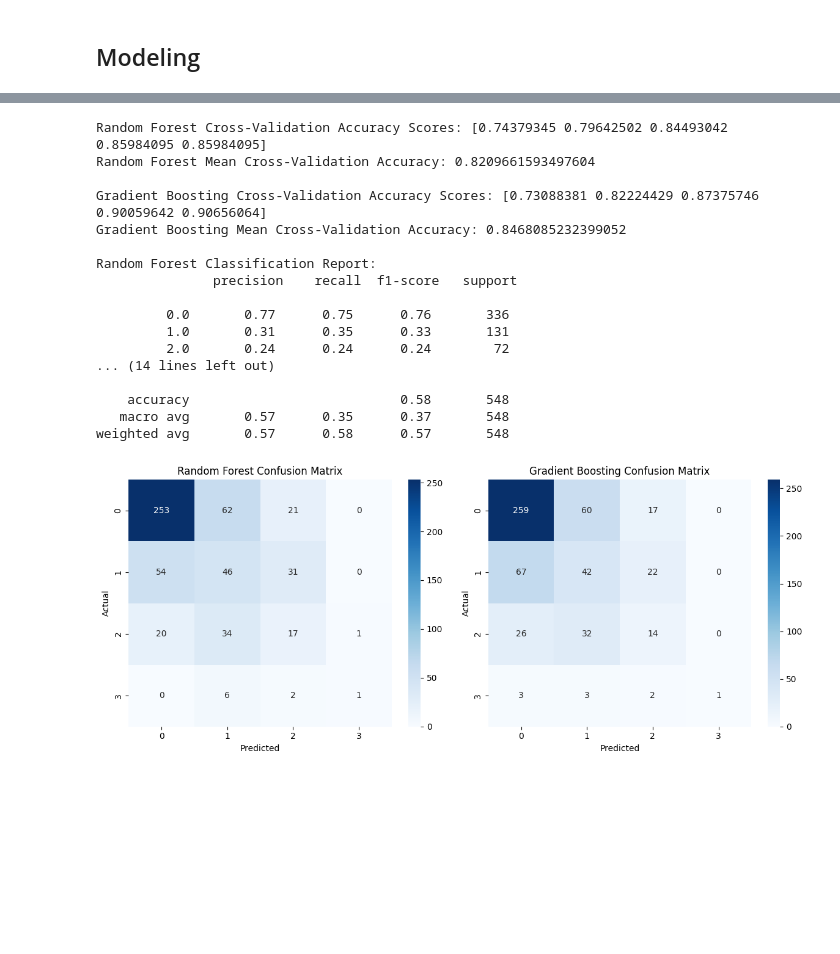
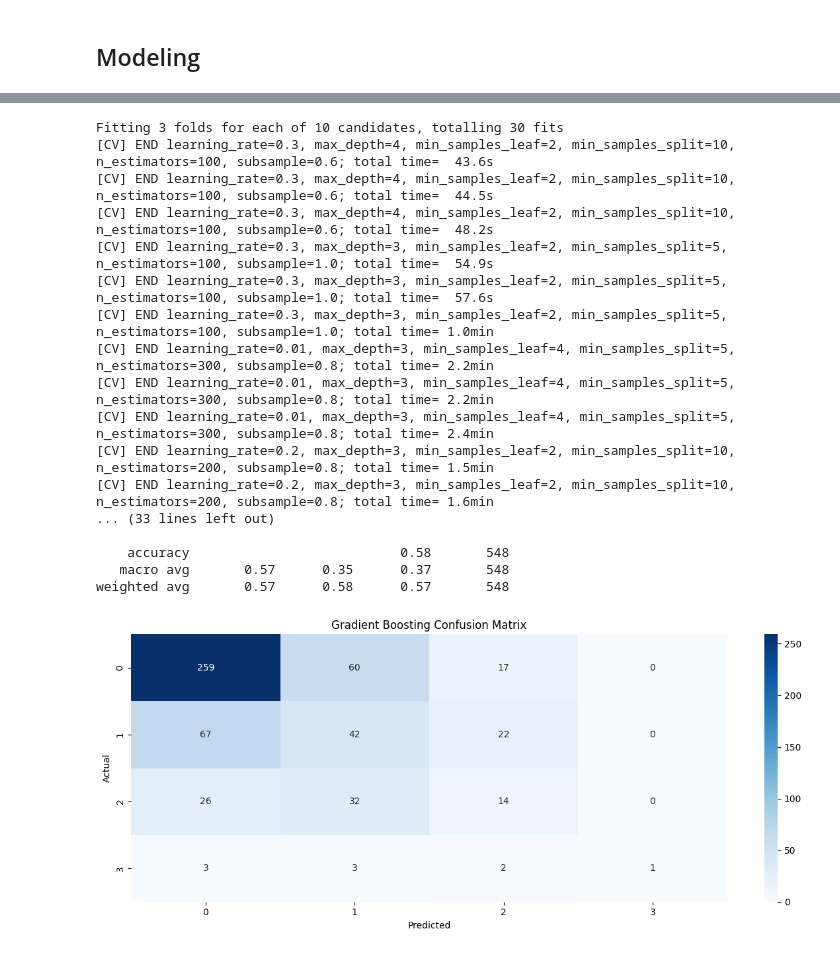
Before and after one commit to erica-landreth/datasci207_fa24_01_LMRSW, a Jupyter notebook: EDA/ASN_Modeling with test data and knn imputing.ipynb, the cells around one changed output, grey strips where cells are left out. Drawn from its saved outputs; the diff is of its cells as text; code cells hidden in the pictures; blank space fills up the shorter version.

```diff
--- a/EDA/ASN_Modeling with test data and knn imputing.ipynb
+++ b/EDA/ASN_Modeling with test data and knn imputing.ipynb
@@ -295,3 +309,21 @@ selected_support = select_from_model.get_support()
 selected_features = X.columns[selected_support]
 X_train_selected = pd.DataFrame(select_from_model.transform(X_train), columns=selected_features)
 X_test_selected = pd.DataFrame(select_from_model.transform(X_test), columns=selected_features)
+# %%
+# Step 8: Modeling with Random Forest and Gradient Boosting (with class weight adjustment)
+# Define Random Forest and Gradient Boosting models with class weight adjustment
+#rf_model_balanced = RandomForestClassifier(n_estimators=300, max_depth=30, min_samples_split=10, min_samples_leaf=1, random_state=42, class_weight='balanced')
+
+# Hyperparameter tuning for random forest
+param_grid = {
+    'n_estimators': [25, 50, 100, 150, 200, 250, 300, 350],
+    'max_depth': [3, 6, 9, 12, 15, 18, 21, 24, 27, 30, 33],
+    'min_samples_split': [4, 6, 8, 10, 12, 14],
+    'min_samples_leaf': [1, 2, 3, 4, 5],
+}
+
+rf_random = RandomizedSearchCV(estimator = RandomForestClassifier(class_weight='balanced'), param_distributions = param_grid, n_iter = 100, cv = 3, verbose=3, random_state=42, n_jobs = -1)
+
+#rf_random_search = GridSearchCV(RandomForestClassifier(random_state=42, class_weight='balanced'), param_grid=param_grid, verbose=3)
+rf_random.fit(X_train, y_train)
+print(rf_random.best_estimator_)
@@ -298,7 +399,6 @@ X_test_selected = pd.DataFrame(select_from_model.transform(X_test), columns=sele
 # %%
 # Step 8: Modeling with Random Forest and Gradient Boosting (with class weight adjustment)
 # Define Random Forest and Gradient Boosting models with class weight adjustment
-rf_model_balanced = RandomForestClassifier(n_estimators=300, max_depth=30, min_samples_split=10, min_samples_leaf=1, random_state=42, class_weight='balanced')
 gb_model_balanced = GradientBoostingClassifier(n_estimators=200, learning_rate=0.2, max_depth=3, subsample=0.8, random_state=42)
 
 # Hyperparameter tuning for Gradient Boosting
@@ -310,74 +410,63 @@ param_grid_gb = {
     'min_samples_split': [2, 5, 10],
     'min_samples_leaf': [1, 2, 4]
 }
-gb_random_search = RandomizedSearchCV(gb_model_balanced, param_distributions=param_grid_gb, n_iter=10, cv=3, random_state=42, n_jobs=-1, scoring='accuracy')
+gb_random_search = RandomizedSearchCV(gb_model_balanced, param_distributions=param_grid_gb, n_iter=10, cv=3, random_state=42, n_jobs=-1, scoring='accuracy', verbose = 2)
 gb_random_search.fit(X_train_selected, y_train)
+
+print(gb_random_search.best_estimator_)
 
 # Best model after hyperparameter tuning
 gb_model_balanced = gb_random_search.best_estimator_
-
-# Cross-validation for Random Forest
-rf_cv_scores = cross_val_score(rf_model_balanced, X_train_selected, y_train, cv=5, scoring='accuracy')
-print("\nRandom Forest Cross-Validation Accuracy Scores:", rf_cv_scores)
-print("Random Forest Mean Cross-Validation Accuracy:", np.mean(rf_cv_scores))
 
 # Cross-validation for Gradient Boosting
 gb_cv_scores = cross_val_score(gb_model_balanced, X_train_selected, y_train, cv=5, scoring='accuracy')
 print("\nGradient Boosting Cross-Validation Accuracy Scores:", gb_cv_scores)
 print("Gradient Boosting Mean Cross-Validation Accuracy:", np.mean(gb_cv_scores))
 
-# Fit the Random Forest model
-rf_model_balanced.fit(X_train_selected, y_train)
-
 # Fit the Gradient Boosting model
 gb_model_balanced.fit(X_train_selected, y_train)
 
 # Make predictions on the test set
-rf_predictions = rf_model_balanced.predict(X_test_selected)
 gb_predictions = gb_model_balanced.predict(X_test_selected)
 
 # Evaluate the models using the test set
-print("\nRandom Forest Classification Report:\n", classification_report(y_test, rf_predictions))
 print("\nGradient Boosting Classification Report:\n", classification_report(y_test, gb_predictions))
 
 # Plot Confusion Matrices for Test Set
 plt.figure(figsize=(12, 5))
 
-# Random Forest Confusion Matrix
-plt.subplot(1, 2, 1)
-sns.heatmap(confusion_matrix(y_test, rf_predictions), annot=True, cmap='Blues', fmt='g')
-plt.title('Random Forest Confusion Matrix')
-plt.xlabel('Predicted')
-plt.ylabel('Actual')
-
 # Gradient Boosting Confusion Matrix
-plt.subplot(1, 2, 2)
 sns.heatmap(confusion_matrix(y_test, gb_predictions), annot=True, cmap='Blues', fmt='g')
 plt.title('Gradient Boosting Confusion Matrix')
 plt.xlabel('Predicted')
 plt.ylabel('Actual')
 
 plt.tight_layout()
 plt.show()
+
+### Best Parameters Gradient Boosting
+#GradientBoostingClassifier(learning_rate=0.3, max_depth=5, min_samples_leaf=4,
+#                           min_samples_split=10, n_estimators=200,
+#                           random_state=42, subsample=0.8)
 # %% [output]
-Random Forest Cross-Validation Accuracy Scores: [0.74379345 0.79642502 0.84493042 0.85984095 0.85984095]
-Random Forest Mean Cross-Validation Accuracy: 0.8209661593497604
-
-Gradient Boosting Cross-Validation Accuracy Scores: [0.73088381 0.82224429 0.87375746 0.90059642 0.90656064]
-Gradient Boosting Mean Cross-Validation Accuracy: 0.8468085232399052
-
-Random Forest Classification Report:
-               precision    recall  f1-score   support
-
-         0.0       0.77      0.75      0.76       336
-         1.0       0.31      0.35      0.33       131
-         2.0       0.24      0.24      0.24        72
-... (14 lines left out)
+Fitting 3 folds for each of 10 candidates, totalling 30 fits
+[CV] END learning_rate=0.3, max_depth=4, min_samples_leaf=2, min_samples_split=10, n_estimators=100, subsample=0.6; total time=  43.6s
+[CV] END learning_rate=0.3, max_depth=4, min_samples_leaf=2, min_samples_split=10, n_estimators=100, subsample=0.6; total time=  44.5s
+[CV] END learning_rate=0.3, max_depth=4, min_samples_leaf=2, min_samples_split=10, n_estimators=100, subsample=0.6; total time=  48.2s
+[CV] END learning_rate=0.3, max_depth=3, min_samples_leaf=2, min_samples_split=5, n_estimators=100, subsample=1.0; total time=  54.9s
+[CV] END learning_rate=0.3, max_depth=3, min_samples_leaf=2, min_samples_split=5, n_estimators=100, subsample=1.0; total time=  57.6s
+[CV] END learning_rate=0.3, max_depth=3, min_samples_leaf=2, min_samples_split=5, n_estimators=100, subsample=1.0; total time= 1.0min
+[CV] END learning_rate=0.01, max_depth=3, min_samples_leaf=4, min_samples_split=5, n_estimators=300, subsample=0.8; total time= 2.2min
+[CV] END learning_rate=0.01, max_depth=3, min_samples_leaf=4, min_samples_split=5, n_estimators=300, subsample=0.8; total time= 2.2min
+[CV] END learning_rate=0.01, max_depth=3, min_samples_leaf=4, min_samples_split=5, n_estimators=300, subsample=0.8; total time= 2.4min
+[CV] END learning_rate=0.2, max_depth=3, min_samples_leaf=2, min_samples_split=10, n_estimators=200, subsample=0.8; total time= 1.5min
+[CV] END learning_rate=0.2, max_depth=3, min_samples_leaf=2, min_samples_split=10, n_estimators=200, subsample=0.8; total time= 1.6min
+... (33 lines left out)
 
     accuracy                           0.58       548
    macro avg       0.57      0.35      0.37       548
 weighted avg       0.57      0.58      0.57       548
-[figure, old version]
+[figure, new version]
 # %%
 # Make predictions on the test set
 rf_predictions = rf_model_balanced.predict(test_data[selected_features])
```
Also changed, not shown: parts of 8 cells of this notebook.
